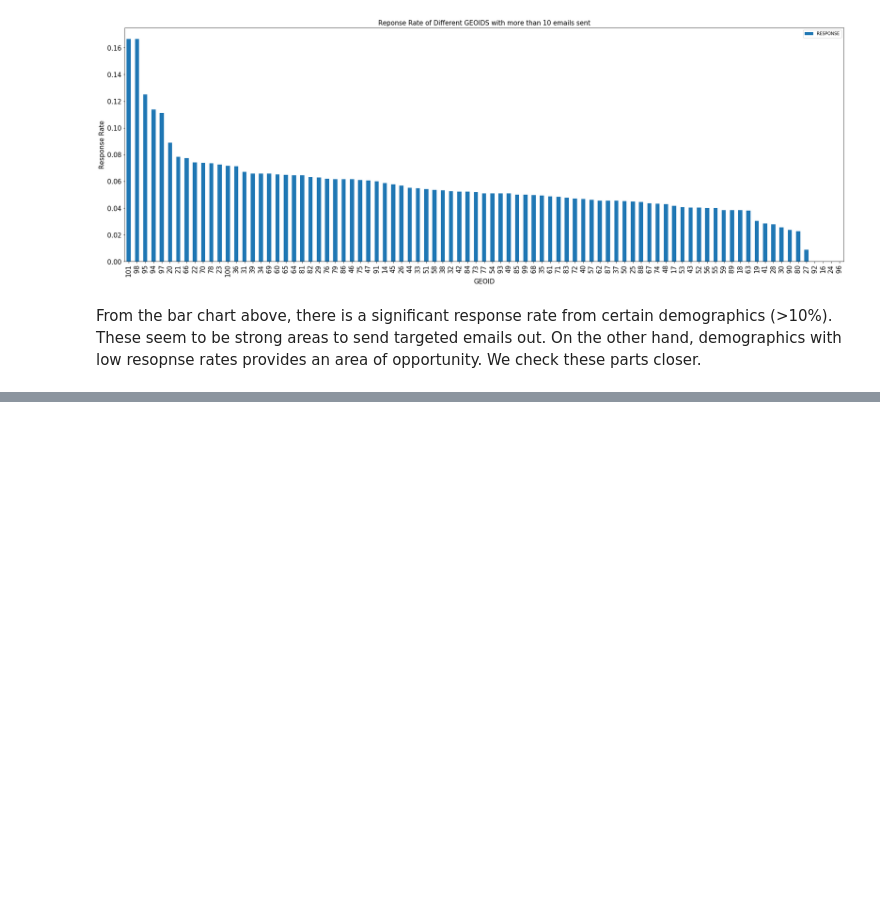
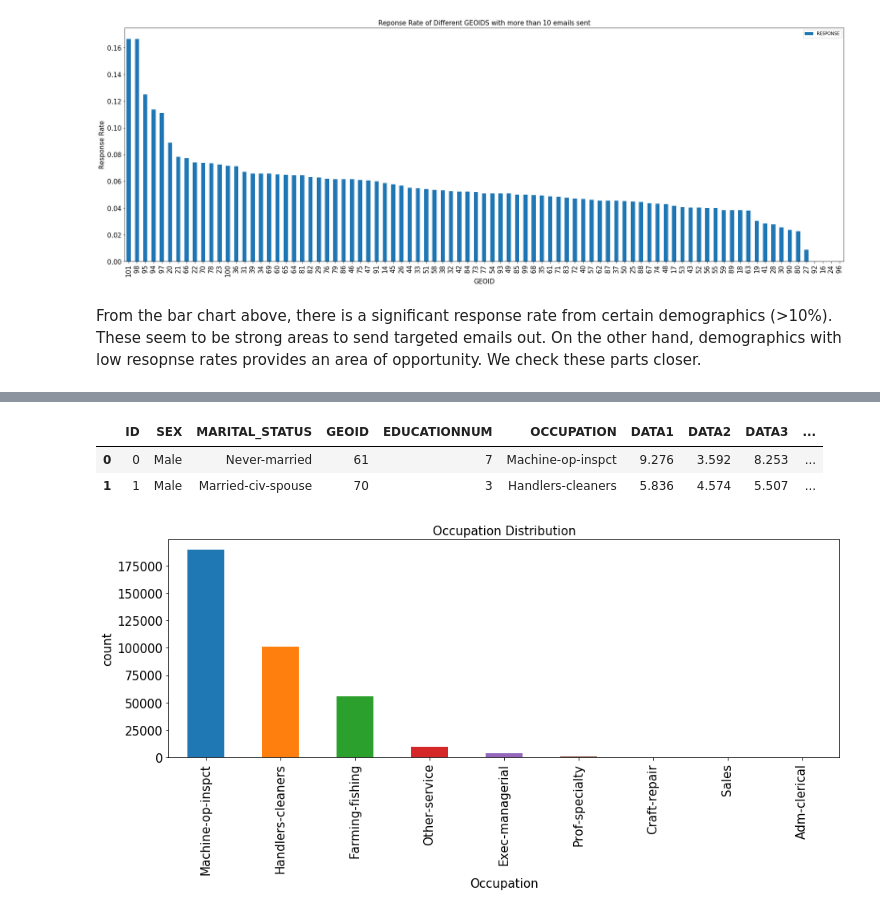
Before and after one commit to momori790/Springboard_AIC, a Jupyter notebook: capstone/notebooks/1.0-mo-initial-analysis.ipynb, the cells around one changed output, grey strips where cells are left out. Drawn from its saved outputs; the diff is of its cells as text; code cells hidden in the pictures; blank space fills up the shorter version.

```diff
--- a/capstone/notebooks/1.0-mo-initial-analysis.ipynb
+++ b/capstone/notebooks/1.0-mo-initial-analysis.ipynb
@@ -351,0 +349,14 @@ grped_resp_rate.head(10)
+# %%
+df_cust.head(2)
+# %% [output]
+|  | ID | SEX | MARITAL_STATUS | GEOID | EDUCATIONNUM | OCCUPATION | DATA1 | DATA2 | DATA3 | ... |
+| 0 | 0 | Male | Never-married | 61 | 7 | Machine-op-inspct | 9.276 | 3.592 | 8.253 | ... |
+| 1 | 1 | Male | Married-civ-spouse | 70 | 3 | Handlers-cleaners | 5.836 | 4.574 | 5.507 | ... |
+# %%
+ax = df_cust.OCCUPATION.value_counts().plot(kind='bar', figsize=(15,5))
+ax.set_ylabel('count',fontsize=15)
+ax.set_xlabel('Occupation', fontsize=15)
+ax.set_title('Occupation Distribution', fontsize=15)
+ax.tick_params(axis='both',labelsize=15)
+# %% [output]
+[figure, added]
```
Also changed, not shown: parts of 20 cells of this notebook.
